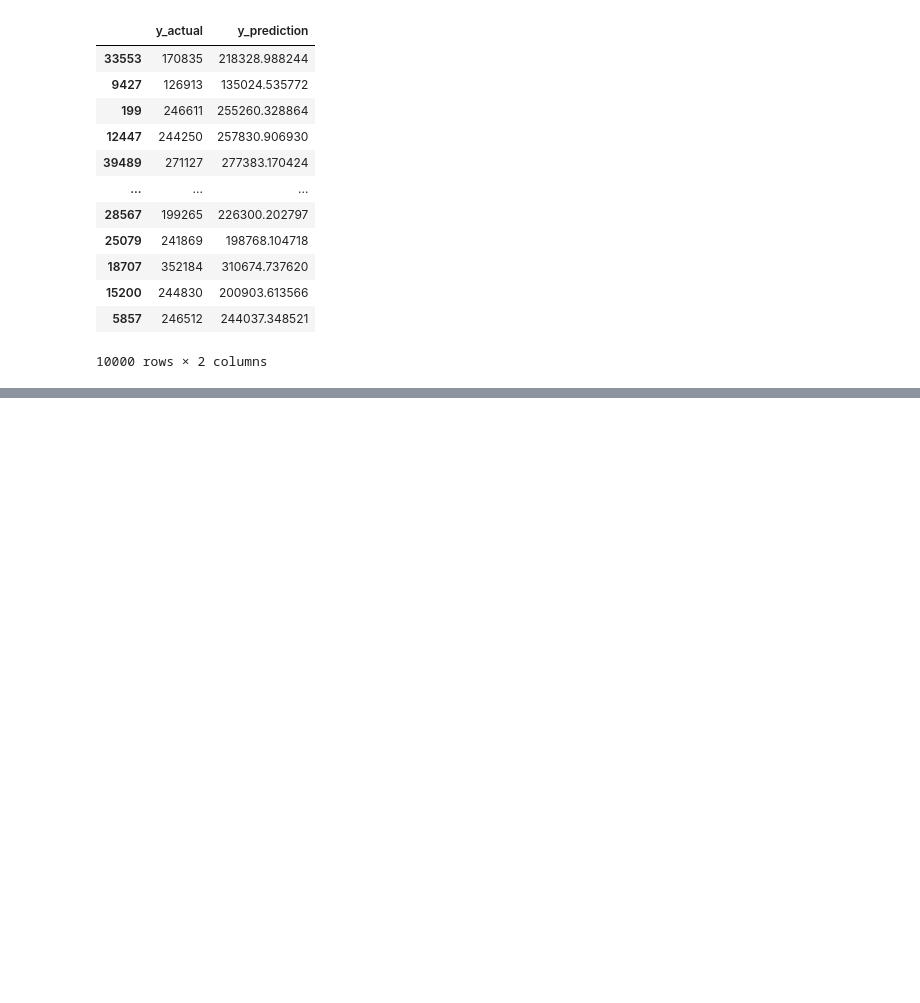
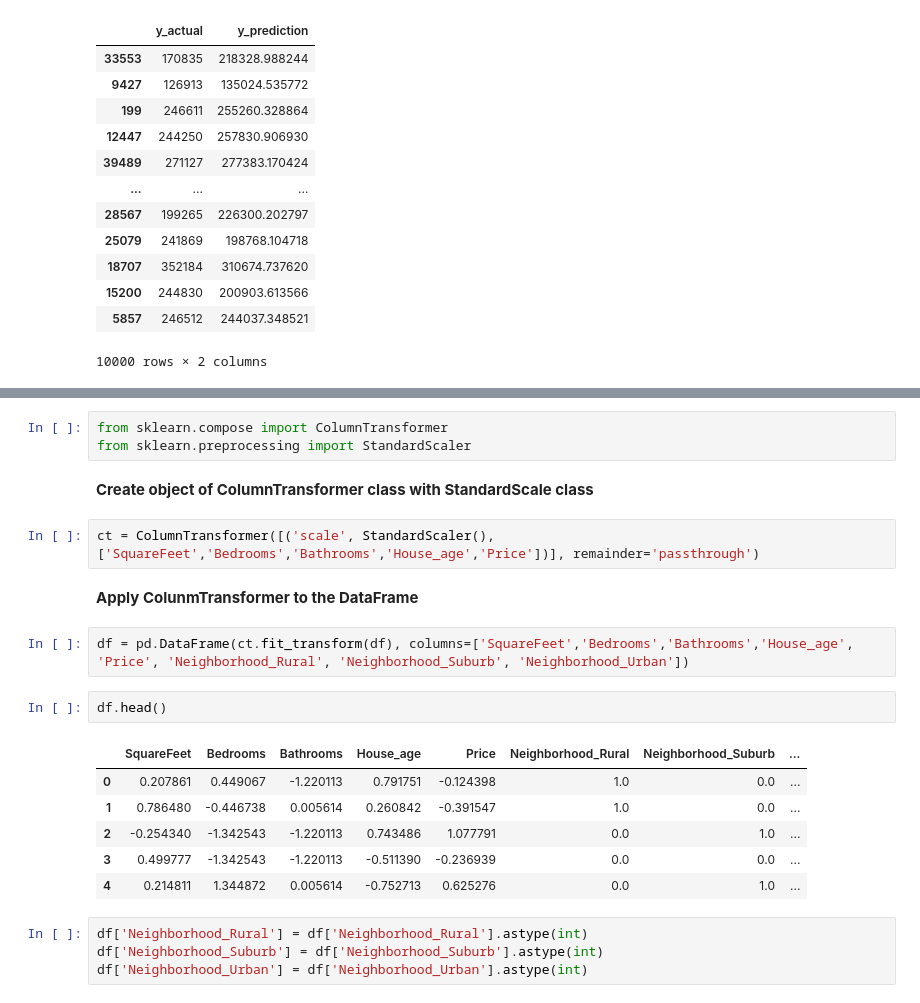
Before and after one commit to Sahilkhan-34/Machine-Learning, a Jupyter notebook: Linear Regression/House_price_prediction.ipynb, the cells around one changed output, grey strips where cells are left out. Saved outputs shown, nothing was run; the diff lists cells and outputs as text; blank space fills up the shorter version.

Commit message:
apply ColunmTransformer

```diff
--- a/Linear Regression/House_price_prediction.ipynb
+++ b/Linear Regression/House_price_prediction.ipynb
@@ -186,0 +202,24 @@ test_df
+# %%
+from sklearn.compose import ColumnTransformer
+from sklearn.preprocessing import StandardScaler
+# %% [markdown]
+**Create object of ColumnTransformer class with StandardScale class**
+# %%
+ct = ColumnTransformer([('scale', StandardScaler(), ['SquareFeet','Bedrooms','Bathrooms','House_age','Price'])], remainder='passthrough')
+# %% [markdown]
+**Apply ColunmTransformer to the DataFrame**
+# %%
+df = pd.DataFrame(ct.fit_transform(df), columns=['SquareFeet','Bedrooms','Bathrooms','House_age', 'Price', 'Neighborhood_Rural', 'Neighborhood_Suburb', 'Neighborhood_Urban'])
+# %%
+df.head()
+# %% [output]
+|  | SquareFeet | Bedrooms | Bathrooms | House_age | Price | Neighborhood_Rural | Neighborhood_Suburb | ... |
+| 0 | 0.207861 | 0.449067 | -1.220113 | 0.791751 | -0.124398 | 1.0 | 0.0 | ... |
+| 1 | 0.786480 | -0.446738 | 0.005614 | 0.260842 | -0.391547 | 1.0 | 0.0 | ... |
+| 2 | -0.254340 | -1.342543 | -1.220113 | 0.743486 | 1.077791 | 0.0 | 1.0 | ... |
+| 3 | 0.499777 | -1.342543 | -1.220113 | -0.511390 | -0.236939 | 0.0 | 0.0 | ... |
+| 4 | 0.214811 | 1.344872 | 0.005614 | -0.752713 | 0.625276 | 0.0 | 1.0 | ... |
+# %%
+df['Neighborhood_Rural'] = df['Neighborhood_Rural'].astype(int)
+df['Neighborhood_Suburb'] = df['Neighborhood_Suburb'].astype(int)
+df['Neighborhood_Urban'] = df['Neighborhood_Urban'].astype(int)
```
Also changed, not shown: parts of 8 cells of this notebook.
